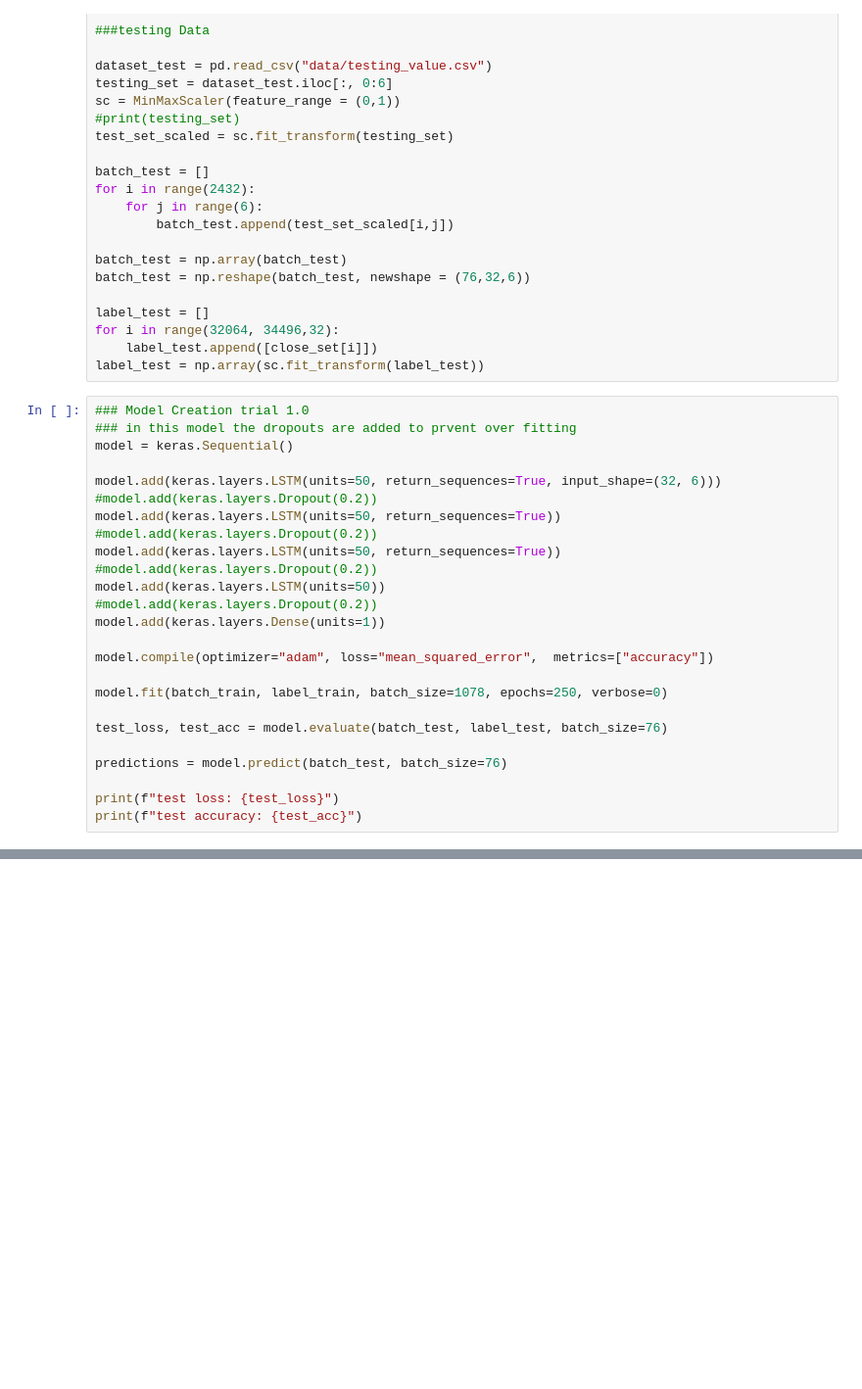
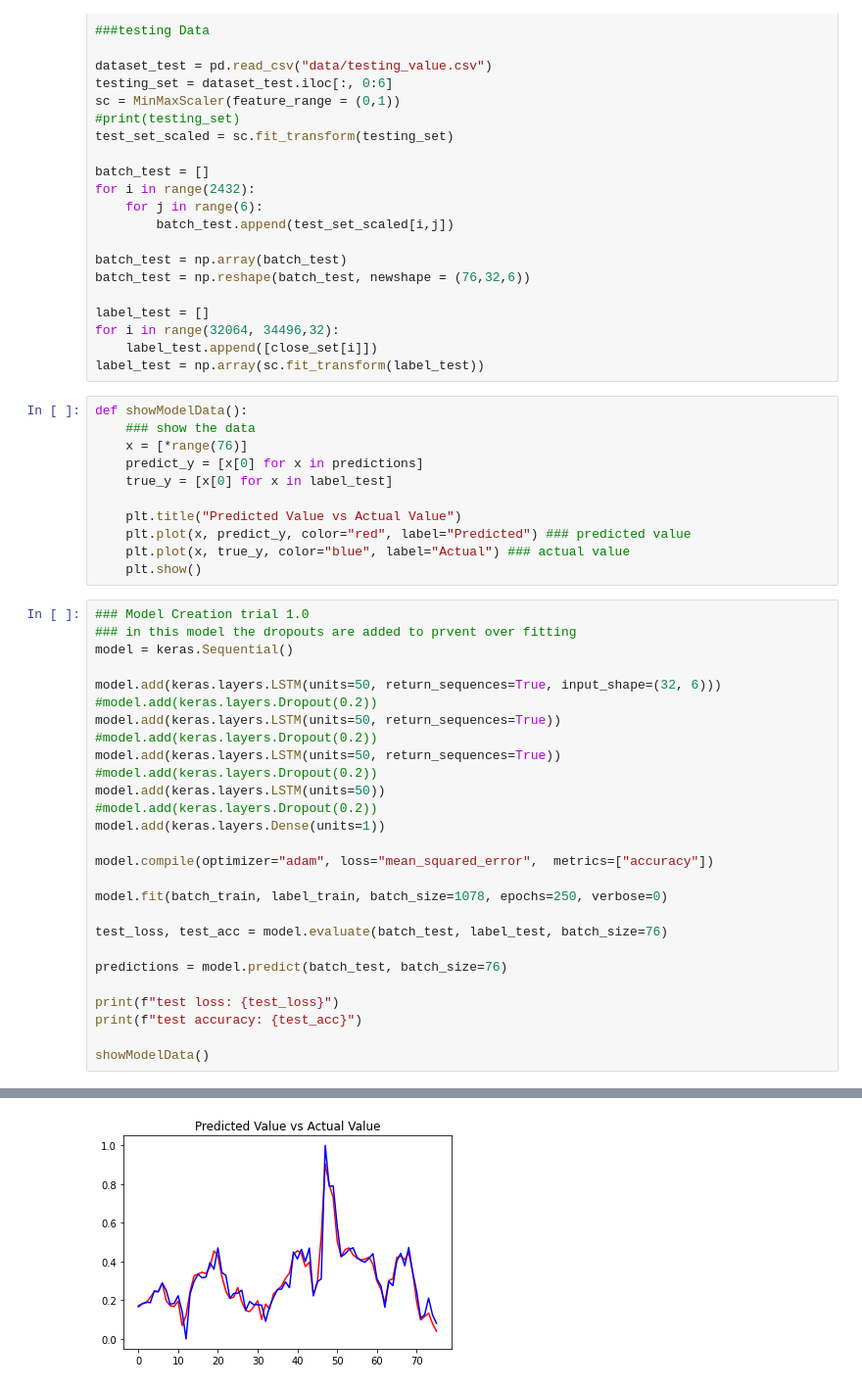
Before and after one commit to jaronritter01/cryptoAI, a Jupyter notebook: main.ipynb, the cells around one changed output, grey strips where cells are left out. Shown: that part at 98% size. Drawn from its saved outputs; the diff is of its cells as text; blank space fills up the shorter version.

Commit message:
polished the model and then added graphs to show predicted value vs actual value

```diff
--- a/main.ipynb
+++ b/main.ipynb
@@ -233,6 +239,17 @@ label_test = []
 for i in range(32064, 34496,32):
     label_test.append([close_set[i]])
 label_test = np.array(sc.fit_transform(label_test))
+# %%
+def showModelData():
+    ### show the data
+    x = [*range(76)]
+    predict_y = [x[0] for x in predictions]
+    true_y = [x[0] for x in label_test]
+
+    plt.title("Predicted Value vs Actual Value")
+    plt.plot(x, predict_y, color="red", label="Predicted") ### predicted value
+    plt.plot(x, true_y, color="blue", label="Actual") ### actual value
+    plt.show()
 # %%
 ### Model Creation trial 1.0
 ### in this model the dropouts are added to prvent over fitting
@@ -258,4 +275,6 @@ predictions = model.predict(batch_test, batch_size=76)
 
 print(f"test loss: {test_loss}")
 print(f"test accuracy: {test_acc}")
+
+showModelData()
 # %% [output]
@@ -264 +283,2 @@ test loss: 0.0020162046421319246
 test accuracy: 0.02631578966975212
+[figure, added]
```
Also changed, not shown: parts of 11 cells of this notebook.
